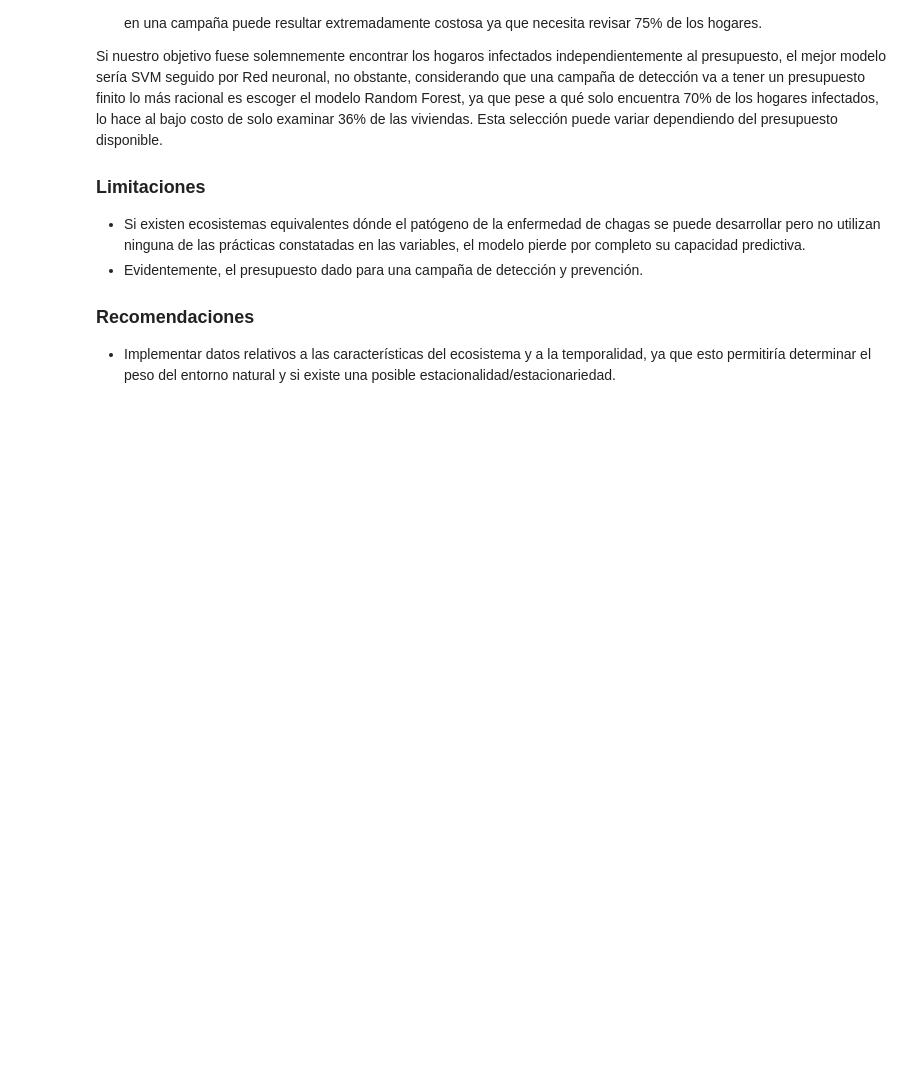
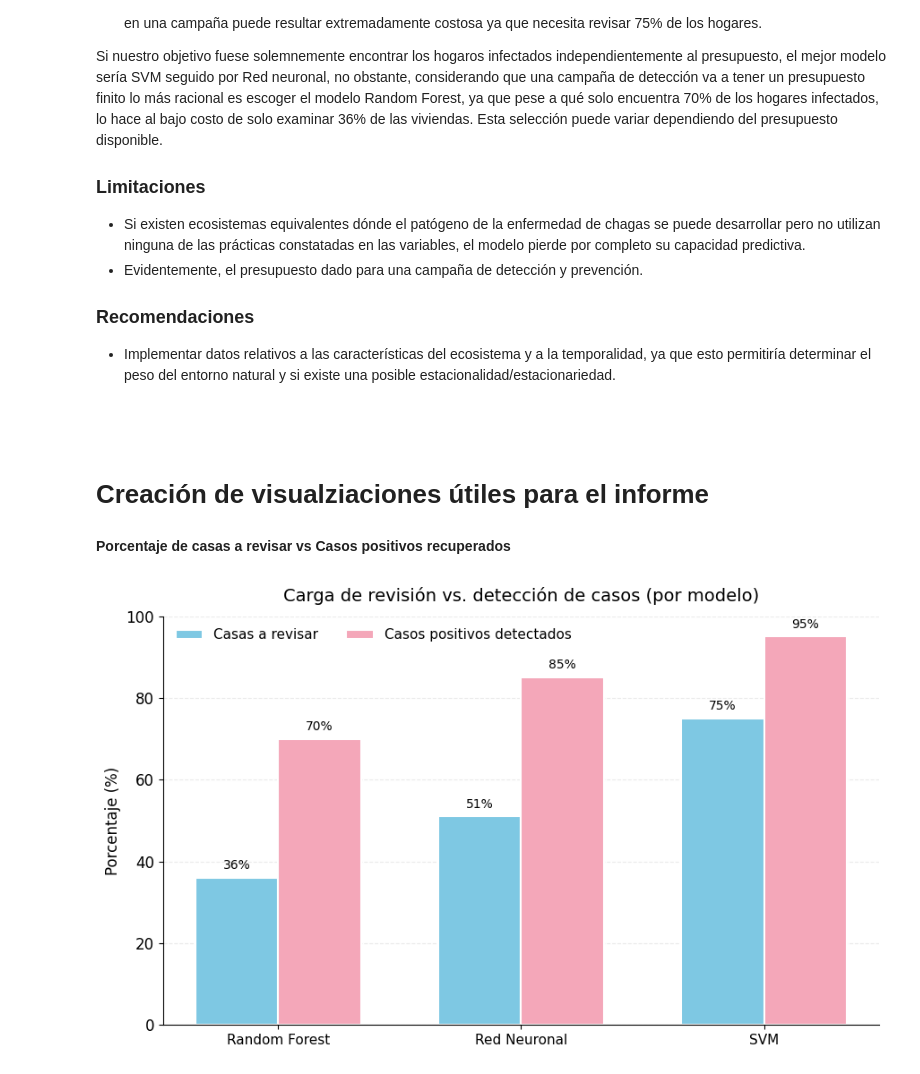
Before and after one commit to DashTT/Reto-02-Chagas, a Jupyter notebook: Reto02_AndradeEscobarVillenas.ipynb, the cells around one changed output. Saved outputs shown, nothing was run; the diff lists cells and outputs as text; code cells hidden in the pictures; blank space fills up the shorter version.

```diff
--- a/Reto02_AndradeEscobarVillenas.ipynb
+++ b/Reto02_AndradeEscobarVillenas.ipynb
@@ -1115,3 +1129,81 @@ Si nuestro objetivo fuese solemnemente encontrar los hogaros infectados independ
 
 ### Recomendaciones
 - Implementar datos relativos a las características del ecosistema y a la temporalidad, ya que esto permitiría determinar el peso del entorno natural y si existe una posible estacionalidad/estacionariedad.
+# %% [markdown]
+#
+# %% [markdown]
+
+# <font color='264CC7'> Creación de visualziaciones útiles para el informe </font>
+# %% [markdown]
+**Porcentaje de casas a revisar vs Casos positivos recuperados**
+# %%
+# Datos (porcentajes)
+modelos = ["Random Forest", "Red Neuronal", "SVM"]
+
+# % de casas marcadas como "revisar" (FP + TP sobre total)
+casas_revisar = np.array([36, 51, 75])
+
+# % de casos positivos detectados (TP sobre total de positivos: 14/20, 17/20, 19/20)
+positivos_detectados = np.array([14/20*100, 17/20*100, 19/20*100])  # [70, 85, 95]
+
+# Estética
+plt.figure(figsize=(9, 5.5))
+x = np.arange(len(modelos))
+width = 0.34  # ancho de cada barra
+
+# Colores (no muy chillones)
+color_revisar = "#7EC8E3"   # celeste
+color_detecta = "#F4A7B9"   # rosa
+
+# Barras
+bars1 = plt.bar(
+    x - width/2, casas_revisar, width,
+    label="Casas a revisar",
+    color=color_revisar,
+    edgecolor="white",
+    linewidth=1.5
+)
+
+bars2 = plt.bar(
+    x + width/2, positivos_detectados, width,
+    label="Casos positivos detectados",
+    color=color_detecta,
+    edgecolor="white",
+    linewidth=1.5
+)
+
+# Ejes y estilo
+plt.ylim(0, 100)
+plt.ylabel("Porcentaje (%)", fontsize=12)
+plt.title("Carga de revisión vs. detección de casos (por modelo)", fontsize=14, pad=12)
+plt.xticks(x, modelos, fontsize=11)
+
+# Grid suave
+plt.grid(axis="y", linestyle="--", alpha=0.25)
+plt.gca().set_axisbelow(True)
+
+# Quitar bordes duros (spines)
+for spine in ["top", "right"]:
+    plt.gca().spines[spine].set_visible(False)
+
+# Etiquetas arriba de cada barra
+def add_labels(bars, fmt="{:.0f}%"):
+    for b in bars:
+        h = b.get_height()
+        plt.text(
+            b.get_x() + b.get_width()/2, h + 1.5,
+            fmt.format(h),
+            ha="center", va="bottom",
+            fontsize=10
+        )
+
+add_labels(bars1)
+add_labels(bars2)
+
+# Leyenda
+plt.legend(frameon=False, fontsize=11, ncols=2, loc="upper left")
+
+plt.tight_layout()
+plt.show()
+# %% [output]
+[figure, added]
```
Also changed, not shown: parts of 7 cells of this notebook.
